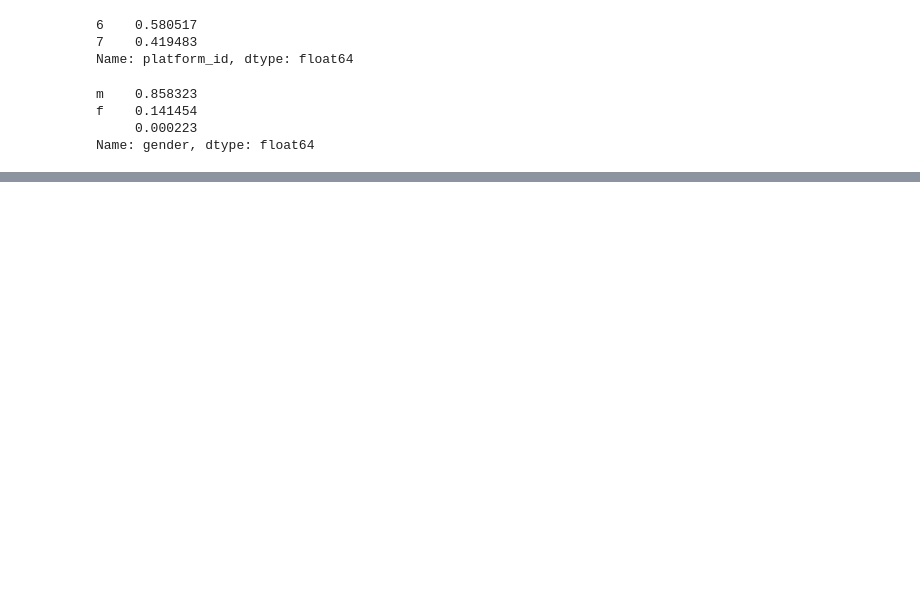
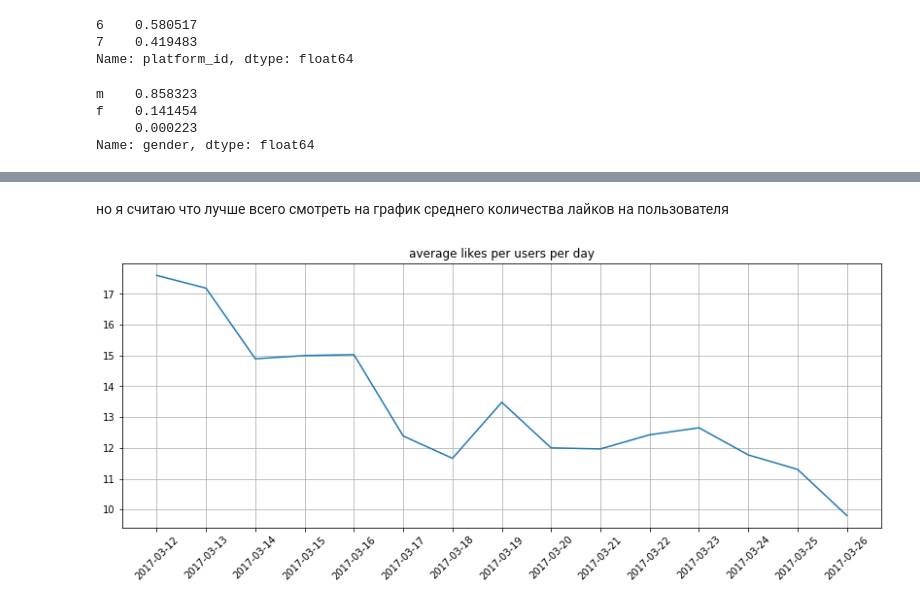
Before and after one commit to danilpolkov/appflame, a Jupyter notebook: notebooks/AB_test.ipynb, the cells around one changed output, grey strips where cells are left out. Drawn from its saved outputs; the diff is of its cells as text; code cells hidden in the pictures; blank space fills up the shorter version.

```diff
--- a/notebooks/AB_test.ipynb
+++ b/notebooks/AB_test.ipynb
@@ -307,0 +114,9 @@ in both cases, for new users abd for old ones old design more clicable
+# %% [markdown]
+но я считаю что лучше всего смотреть на график среднего количества лайков на пользователя
+# %%
+user_likes_per_day = likes_per_day / users_per_day
+
+user_likes_per_day.plot(figsize=(14,5), grid = True, xticks=user_likes_per_day.index).set_title('average likes per users per day');
+plt.xticks(rotation=45);
+# %% [output]
+[figure, added]
```
Also changed, not shown: parts of 107 cells of this notebook.
